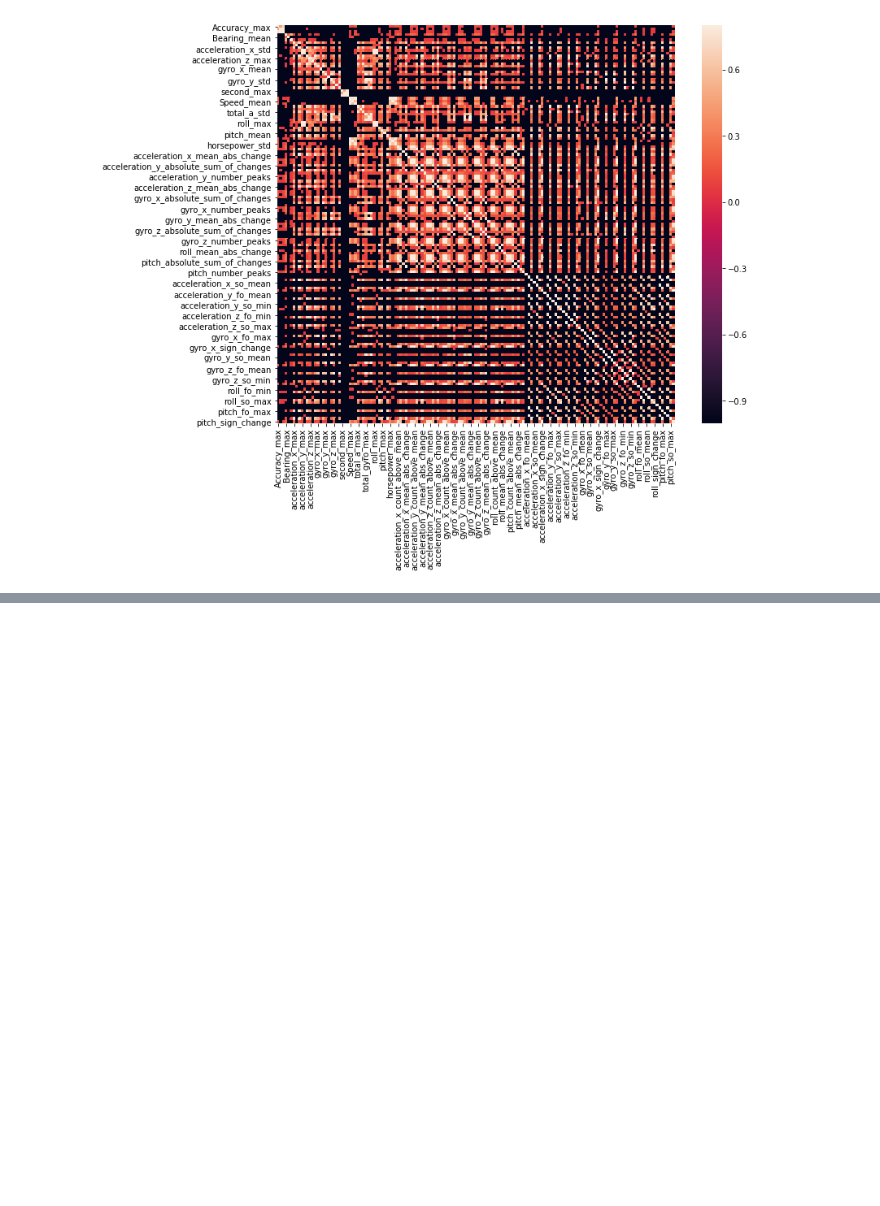
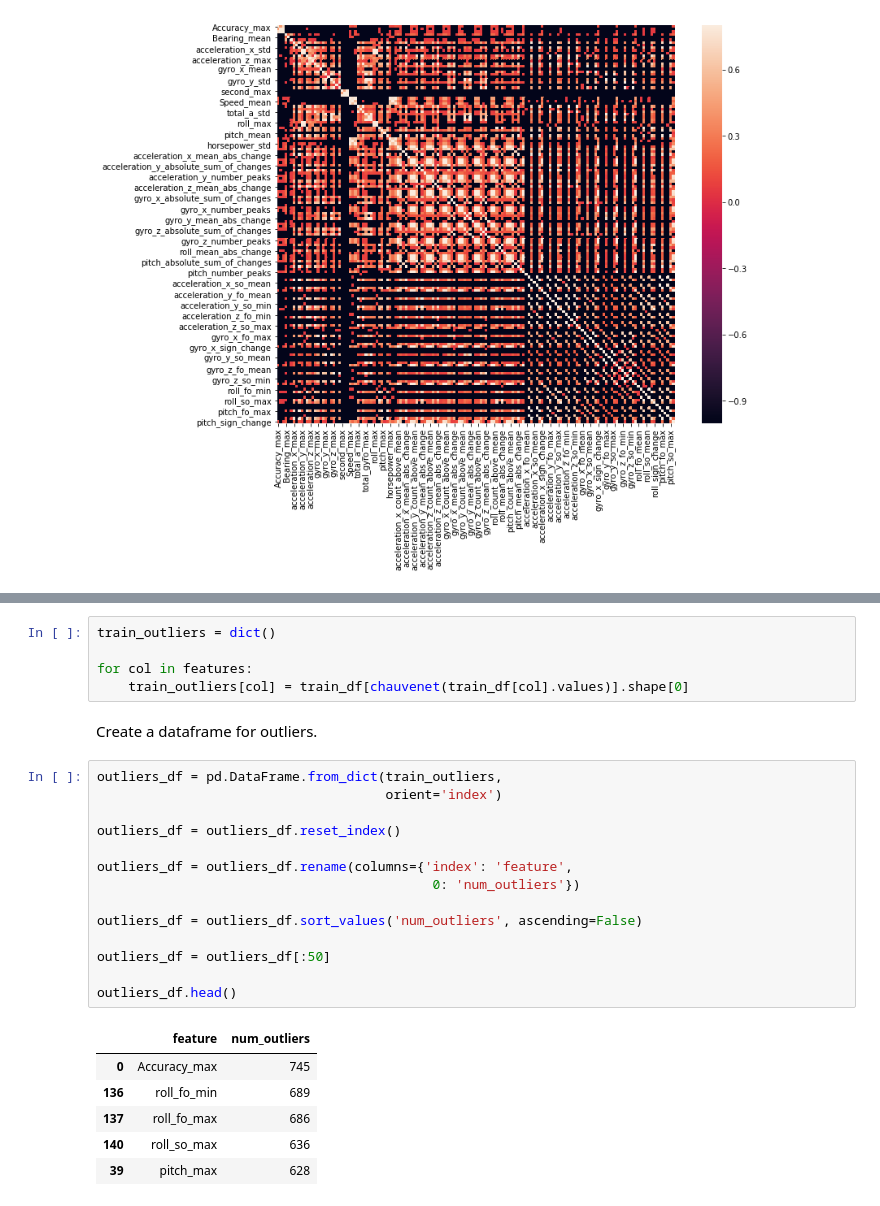
Before and after one commit to wjensheng/grab, a Jupyter notebook: preprocess.ipynb, the cells around one changed output, grey strips where cells are left out. Cells and saved outputs as stored; diff of their text form; blank space fills up the shorter version.

```diff
--- a/preprocess.ipynb
+++ b/preprocess.ipynb
@@ -525,0 +539,28 @@ sns.heatmap(corr_mat, vmax=.8, square=True);
+# %%
+train_outliers = dict()
+
+for col in features:
+    train_outliers[col] = train_df[chauvenet(train_df[col].values)].shape[0]
+# %% [markdown]
+Create a dataframe for outliers.
+# %%
+outliers_df = pd.DataFrame.from_dict(train_outliers,
+                                     orient='index')
+
+outliers_df = outliers_df.reset_index()
+
+outliers_df = outliers_df.rename(columns={'index': 'feature',
+                                           0: 'num_outliers'})
+
+outliers_df = outliers_df.sort_values('num_outliers', ascending=False)
+
+outliers_df = outliers_df[:50]
+
+outliers_df.head()
+# %% [output]
+|  | feature | num_outliers |
+| 0 | Accuracy_max | 745 |
+| 136 | roll_fo_min | 689 |
+| 137 | roll_fo_max | 686 |
+| 140 | roll_so_max | 636 |
+| 39 | pitch_max | 628 |
```
Also changed, not shown: parts of 4 cells of this notebook.
